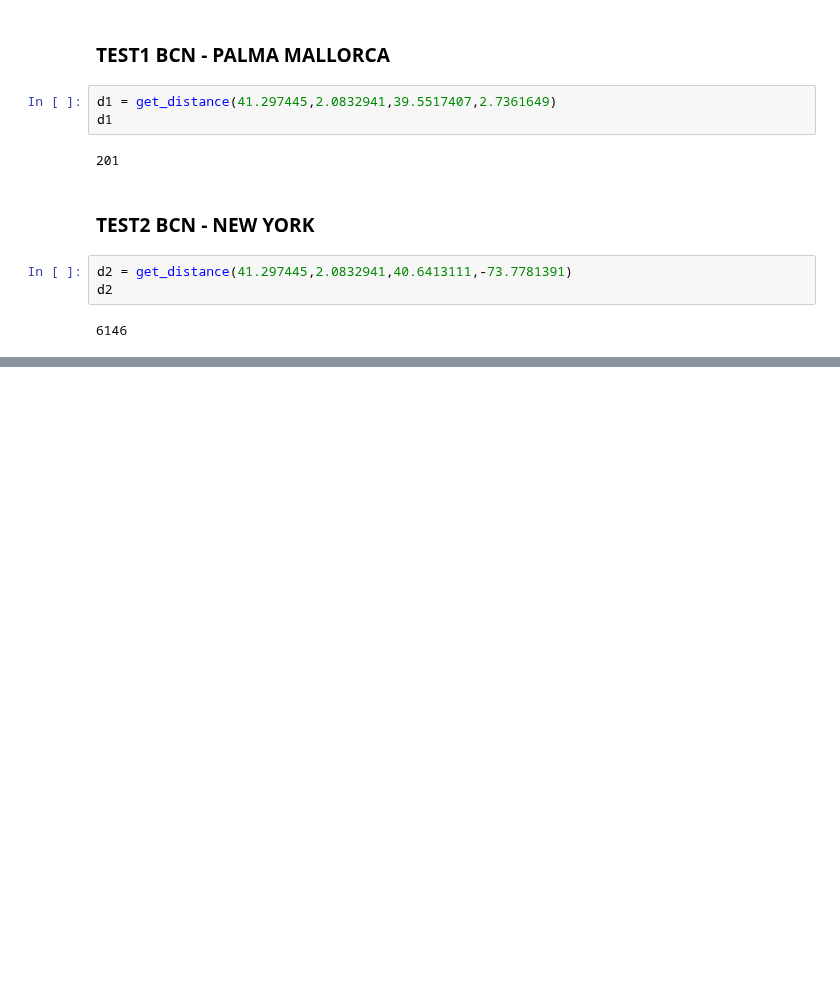
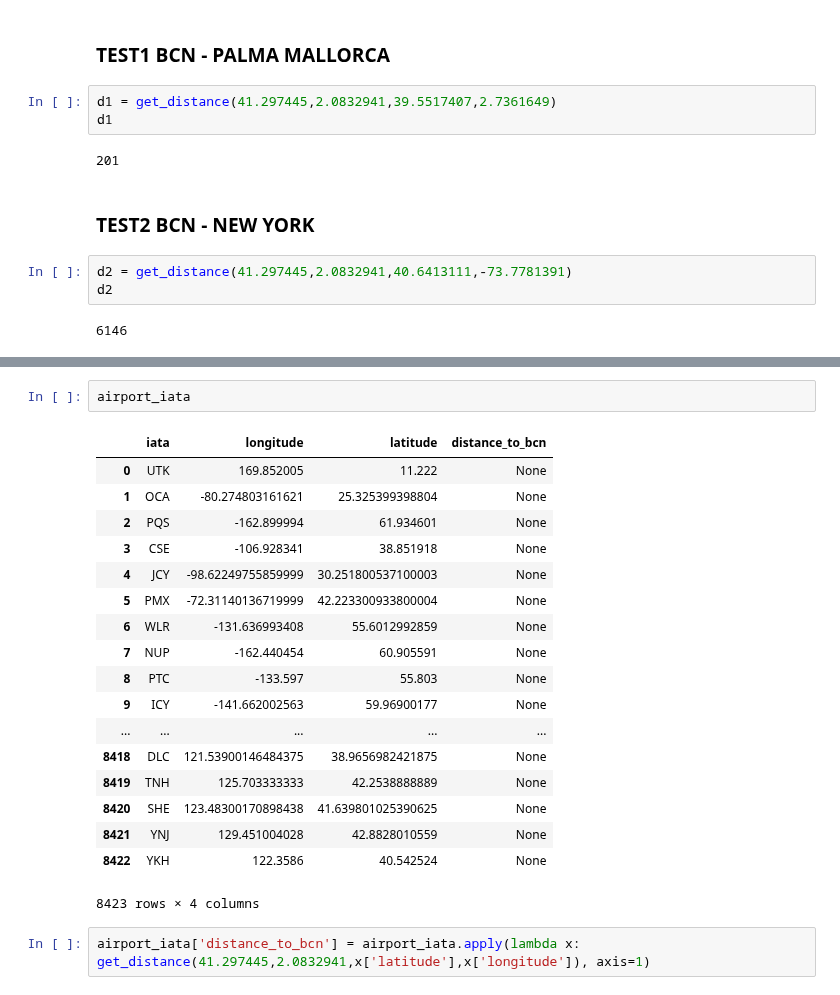
Before and after one commit to pausampietro/data-thiefs-project, a Jupyter notebook: distance_calculation.ipynb, the cells around one changed output, grey strips where cells are left out. Cells and saved outputs as stored; diff of their text form; blank space fills up the shorter version.

```diff
--- a/distance_calculation.ipynb
+++ b/distance_calculation.ipynb
@@ -31,0 +73,23 @@ d2
+# %%
+airport_iata
+# %% [output]
+|  | iata | longitude | latitude | distance_to_bcn |
+| 0 | UTK | 169.852005 | 11.222 | None |
+| 1 | OCA | -80.274803161621 | 25.325399398804 | None |
+| 2 | PQS | -162.899994 | 61.934601 | None |
+| 3 | CSE | -106.928341 | 38.851918 | None |
+| 4 | JCY | -98.62249755859999 | 30.251800537100003 | None |
+| 5 | PMX | -72.31140136719999 | 42.223300933800004 | None |
+| 6 | WLR | -131.636993408 | 55.6012992859 | None |
+| 7 | NUP | -162.440454 | 60.905591 | None |
+| 8 | PTC | -133.597 | 55.803 | None |
+| 9 | ICY | -141.662002563 | 59.96900177 | None |
+| ... | ... | ... | ... | ... |
+| 8418 | DLC | 121.53900146484375 | 38.9656982421875 | None |
+| 8419 | TNH | 125.703333333 | 42.2538888889 | None |
+| 8420 | SHE | 123.48300170898438 | 41.639801025390625 | None |
+| 8421 | YNJ | 129.451004028 | 42.8828010559 | None |
+| 8422 | YKH | 122.3586 | 40.542524 | None |
+8423 rows × 4 columns
+# %%
+airport_iata['distance_to_bcn'] = airport_iata.apply(lambda x: get_distance(41.297445,2.0832941,x['latitude'],x['longitude']), axis=1)
```
Also changed, not shown: parts of 7 cells of this notebook.
